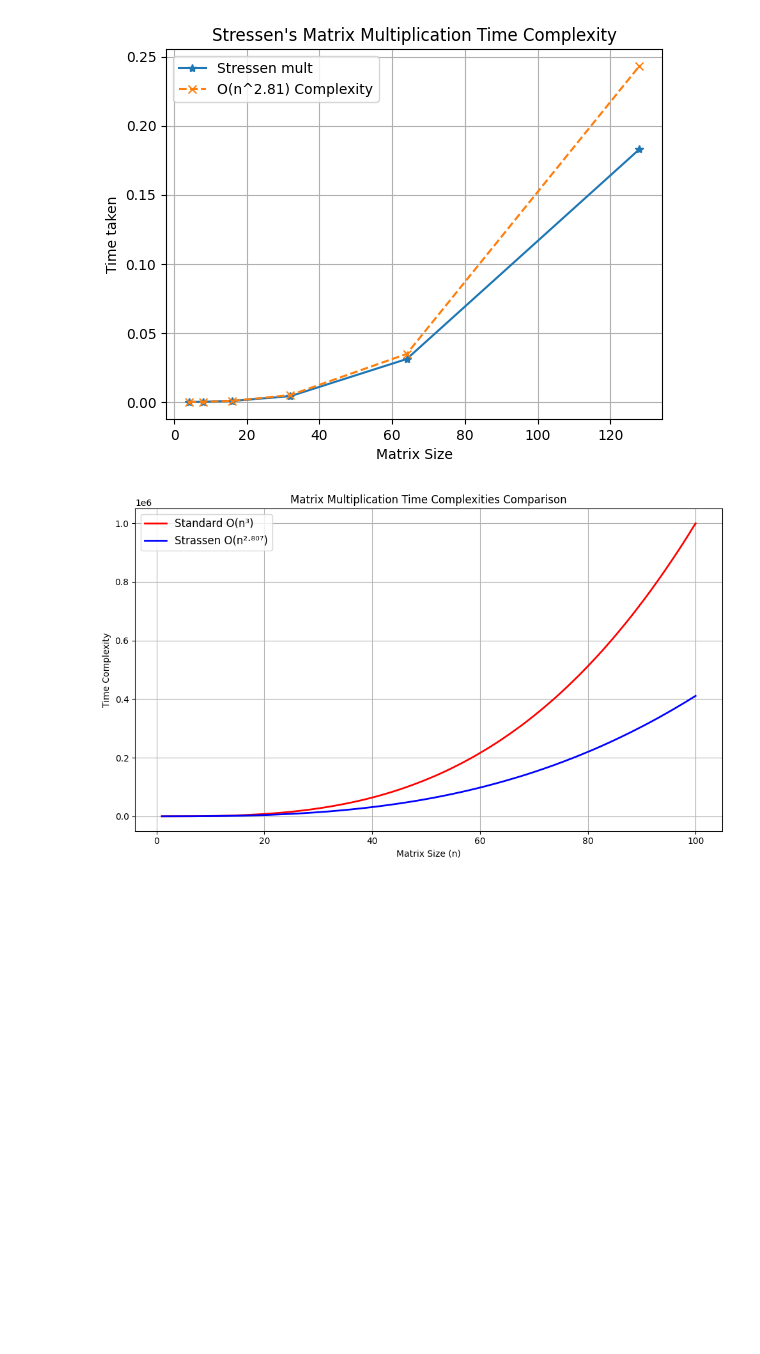
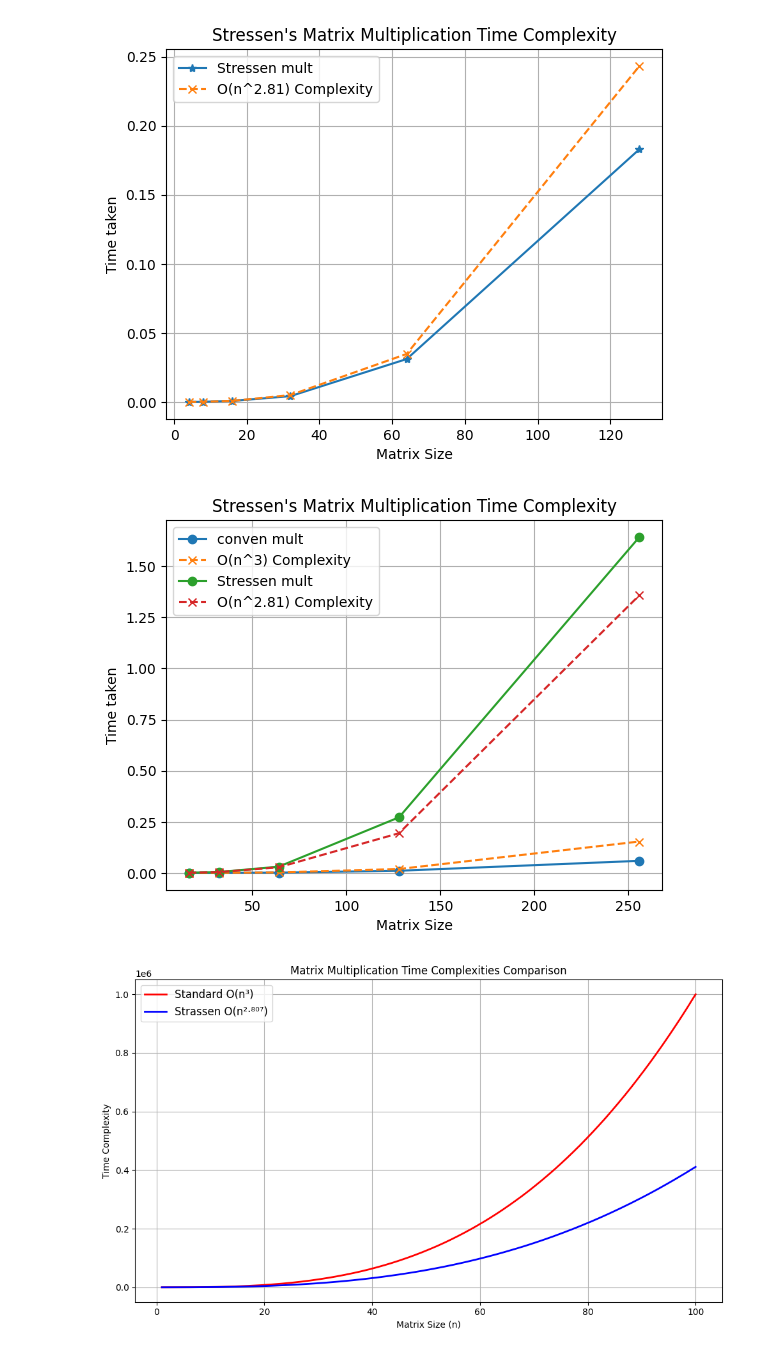
Before and after one commit to Nidhiverma04/ADA, a Jupyter notebook: LAB_5/plots.ipynb, the cells around one changed output. Cells and saved outputs as stored; diff of their text form; code cells hidden in the pictures; blank space fills up the shorter version.

```diff
--- a/LAB_7/plots.ipynb
+++ b/LAB_5/plots.ipynb
@@ -322,6 +322,36 @@ plt.legend()
 plt.grid(True)
 # %% [output]
 [figure]
+# %%
+import numpy as np
+import pandas as pd
+import matplotlib.pyplot as plt
+
+size = np.array(pd.read_csv('size.csv', header=None)).flatten()
+time = np.array(pd.read_csv('time.csv', header=None)).flatten()
+con_size = np.array(pd.read_csv('conven_size.csv', header=None)).flatten()
+con_time = np.array(pd.read_csv('conven__time.csv', header=None)).flatten()
+
+i = 1
+scale_factor = time[i] / (size[i] ** 2.807)
+stre = (size ** 2.807) * scale_factor
+
+scale = con_time[i] / (con_size[i] ** 3)
+cube = (con_size ** 3) * scale
+idx = 5
+
+plt.plot(con_size[:idx], con_time[:idx], 'o-', label='conven mult')
+plt.plot(con_size[:idx], cube[:idx], 'x--', label='O(n^3) Complexity')
+
+
+plt.plot(size, time, 'o-', label='Stressen mult')
+plt.plot(size, stre, 'x--', label='O(n^2.81) Complexity')
+plt.xlabel('Matrix Size'); plt.ylabel('Time taken')
+plt.title("Stressen's Matrix Multiplication Time Complexity")
+plt.legend()
+plt.grid(True)
+# %% [output]
+[figure, added]
 # %%
 import numpy as np
 import matplotlib.pyplot as plt
```
Also changed, not shown: parts of 1 cell of this notebook, 19 other files.
